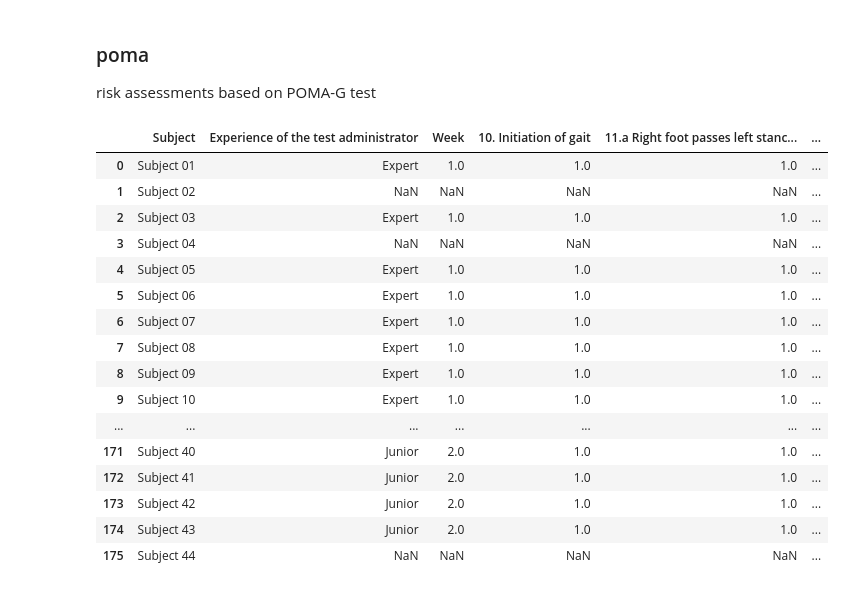
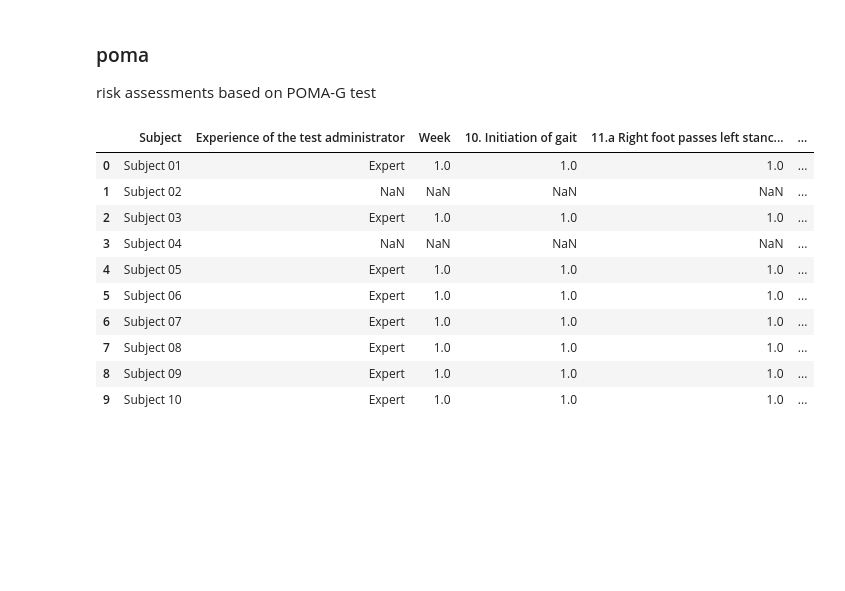
Before and after one commit to doscsy12/FallRisk, a Jupyter notebook: import_data.ipynb, the cells around one changed output. Saved outputs shown, nothing was run; the diff lists cells and outputs as text; code cells hidden in the pictures; blank space fills up the shorter version.

```diff
--- a/import_data.ipynb
+++ b/import_data.ipynb
@@ -143,22 +137,16 @@ anthrop
 risk assessments based on POMA-G test
 # %%
 poma = pd.read_excel('./data/03_poma_test.xlsx', header=[1])
-poma
+poma.head(10)
 # %% [output]
 |  | Subject | Experience of the test administrator | Week | 10. Initiation of gait | 11.a Right foot passes left stanc... | ... |
 | 0 | Subject 01 | Expert | 1.0 | 1.0 | 1.0 | ... |
 | 1 | Subject 02 | NaN | NaN | NaN | NaN | ... |
 | 2 | Subject 03 | Expert | 1.0 | 1.0 | 1.0 | ... |
 | 3 | Subject 04 | NaN | NaN | NaN | NaN | ... |
 | 4 | Subject 05 | Expert | 1.0 | 1.0 | 1.0 | ... |
 | 5 | Subject 06 | Expert | 1.0 | 1.0 | 1.0 | ... |
 | 6 | Subject 07 | Expert | 1.0 | 1.0 | 1.0 | ... |
 | 7 | Subject 08 | Expert | 1.0 | 1.0 | 1.0 | ... |
 | 8 | Subject 09 | Expert | 1.0 | 1.0 | 1.0 | ... |
 | 9 | Subject 10 | Expert | 1.0 | 1.0 | 1.0 | ... |
-| ... | ... | ... | ... | ... | ... | ... |
-| 171 | Subject 40 | Junior | 2.0 | 1.0 | 1.0 | ... |
-| 172 | Subject 41 | Junior | 2.0 | 1.0 | 1.0 | ... |
-| 173 | Subject 42 | Junior | 2.0 | 1.0 | 1.0 | ... |
-| 174 | Subject 43 | Junior | 2.0 | 1.0 | 1.0 | ... |
-| 175 | Subject 44 | NaN | NaN | NaN | NaN | ... |
```
Also changed, not shown: parts of 1 cell of this notebook.
